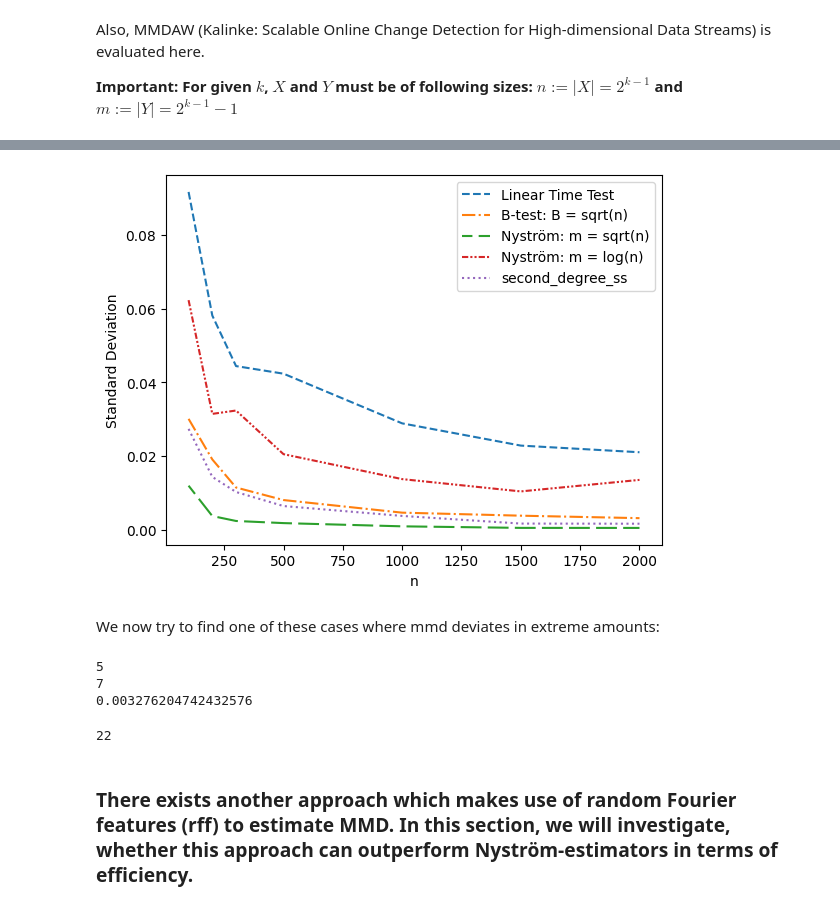
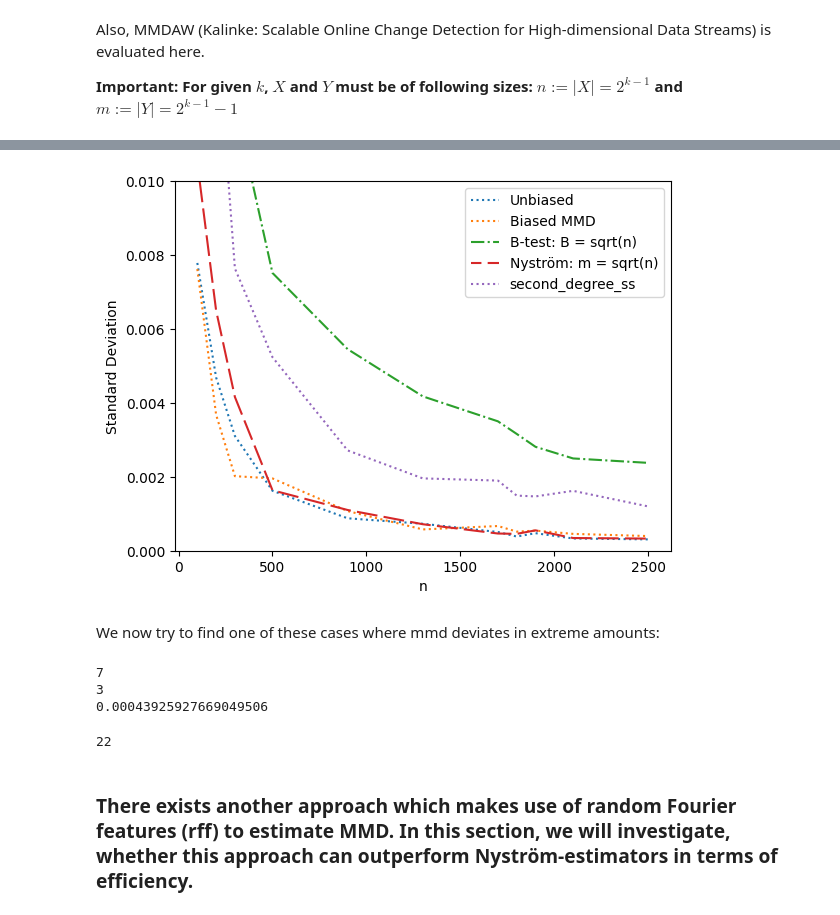
Before and after one commit to blendaddict/MMDEW_Nystroem, a Jupyter notebook: src/mmd_testing_georg.ipynb, the cells around one changed output, grey strips where cells are left out. Saved outputs shown, nothing was run; the diff lists cells and outputs as text; code cells hidden in the pictures.

```diff
--- a/src/mmd_testing_georg.ipynb
+++ b/src/mmd_testing_georg.ipynb
@@ -233,11 +231,12 @@ mmdaw_scale = [6, 7, 8, 9, 10, 11, 12]
 iterations = 100
 
 estimators = [
-             #(unbiased_mmd, None, regular_scale, "Unbiased", "dotted"),
-             (ltt, None, regular_scale, "Linear Time Test", "dashed"),
+             (unbiased_mmd, None, regular_scale, "Unbiased MMD", "dotted"),
+             #(ltt, None, regular_scale, "Linear Time Test", "dashed"),
+             (biased_mmd, None, regular_scale, "Biased MMD", "dotted"),
              (b_test, lambda x: np.sqrt(x), regular_scale, "B-test: B = sqrt(n)", "dashdot"),
              (nystroem_mmd, lambda x: np.sqrt(x), regular_scale, "Nyström: m = sqrt(n)", (5, (10, 3))),
-             (nystroem_mmd, lambda x: np.log(x), regular_scale, "Nyström: m = log(n)", (0, (3, 1, 1, 1, 1, 1))),
+             #(nystroem_mmd, lambda x: np.log(x), regular_scale, "Nyström: m = log(n)", (0, (3, 1, 1, 1, 1, 1))),
              #(run_mmdaw, None, mmdaw_scale, "MMDAW", "solid")
             ]
 
@@ -264,6 +263,7 @@ for (estimator, magnitude, scale, label, linestyle) in estimators:
     plt.ylabel("Standard Deviation")
     end = time.time()
     print(f"{label}: took {end - start}s")
+plt.ylim(0,.01)
 plt.legend(loc="upper right")
 plt.savefig('mmd-estimators_mmdaw.pdf')
 plt.show()
@@ -329,16 +329,17 @@ def nystroem_mmd_from_weights(X,Y, alpha_1, alpha_2):
     XY = k(X, Y)
     return (alpha_1.T @ XX @ alpha_1 + alpha_2.T @ YY @ alpha_2 - 2 * alpha_1.T @ XY @ alpha_2)[0][0]
 # %%
-regular_scale = [100, 200, 300, 500, 1000, 1500, 2000]
+regular_scale = [100, 200, 300, 500, 900, 1300, 1700, 1800, 1900, 2100, 2500]
 mmdaw_scale = [6, 7, 8, 9, 10, 11, 12]
-iterations = 100
+iterations = 300
 
 estimators = [
-             #(unbiased_mmd, None, regular_scale, "Unbiased", "dotted"),
-             (ltt, None, regular_scale, "Linear Time Test", "dashed"),
+             (unbiased_mmd, None, regular_scale, "Unbiased", "dotted"),
+             #(ltt, None, regular_scale, "Linear Time Test", "dashed"),
+             (biased_mmd, None, regular_scale, "Biased MMD", "dotted"),
              (b_test, lambda x: np.sqrt(x), regular_scale, "B-test: B = sqrt(n)", "dashdot"),
              (nystroem_mmd, lambda x: np.sqrt(x), regular_scale, "Nyström: m = sqrt(n)", (5, (10, 3))),
-             (nystroem_mmd, lambda x: np.log(x), regular_scale, "Nyström: m = log(n)", (0, (3, 1, 1, 1, 1, 1))),
+             #(nystroem_mmd, lambda x: np.log(x), regular_scale, "Nyström: m = log(n)", (0, (3, 1, 1, 1, 1, 1))),
 
              #(run_mmdaw, None, mmdaw_scale, "MMDAW", "solid")
             ]
@@ -400,7 +401,8 @@ plt.ylabel("Standard Deviation")
 end = time.time()
 print(f"second_degree_ss took {end - start}s")
 #
+plt.ylim(0,.01)
 plt.legend(loc="upper right")
-plt.savefig('mmd-estimators_mmdaw.pdf')
+plt.savefig('mmd-estimators_nys.pdf')
 plt.show()
 # %% [output]
@@ -412,4 +414,4 @@ second_degree_ss took 2.0491647720336914s
-[figure, old version]
+[figure, new version]
 # %% [markdown]
 We now try to find one of these cases where mmd deviates in extreme amounts:
 # %%
@@ -444,9 +446,9 @@ print(len(Y_ss_merged)-len(intersection(Y_ss_merged, Y)))
 print(sec_deg_nystroem_value)
 len(X_ss_merged)
 # %% [output]
-5
 7
-0.003276204742432576
+3
+0.00043925927669049506
 22
 # %% [markdown]
 ### There exists another approach which makes use of random Fourier features (rff) to estimate MMD. In this section, we will investigate, whether this approach can outperform Nyström-estimators in terms of efficiency.
```
Also changed, not shown: parts of 13 cells of this notebook, 14 other files.
